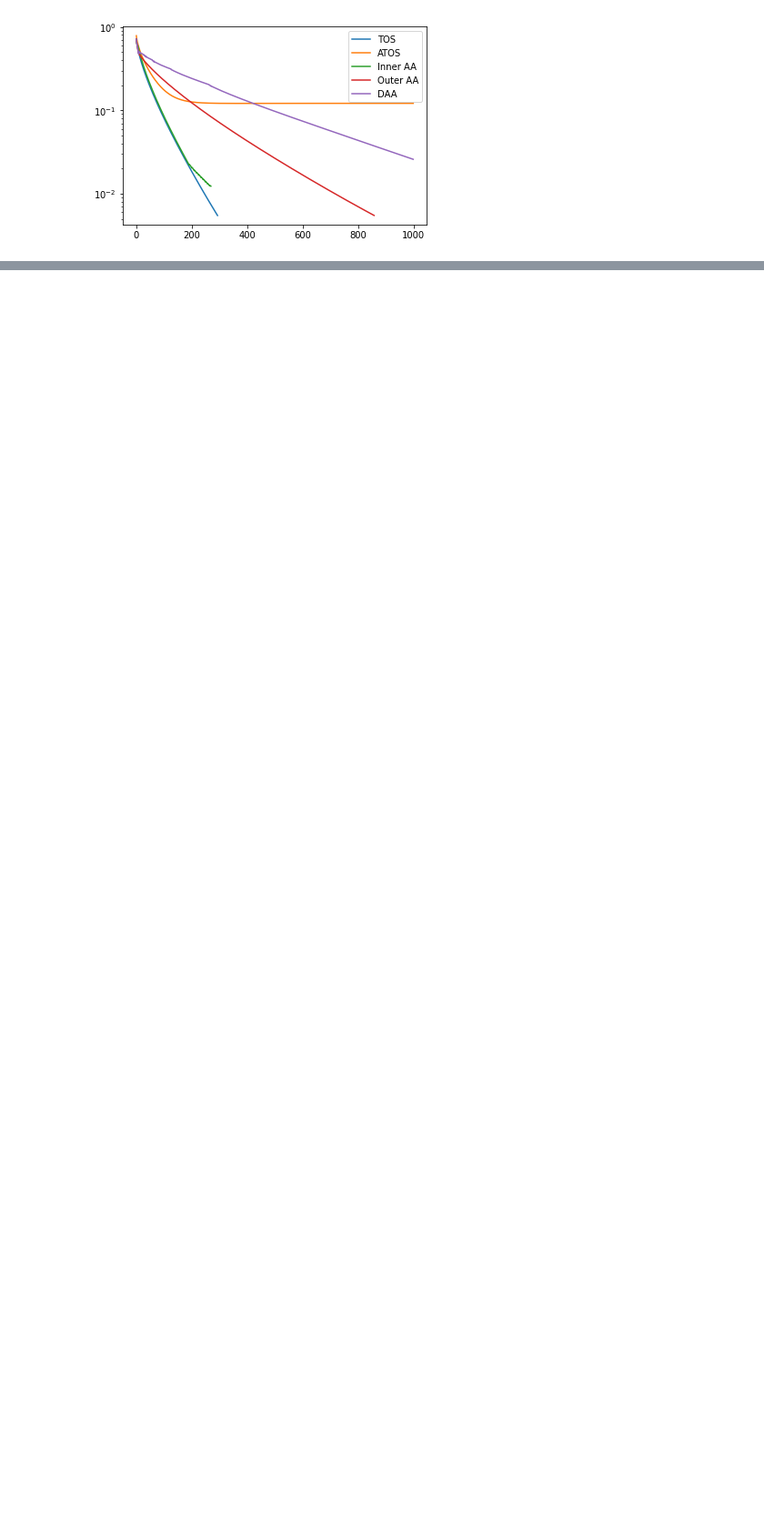
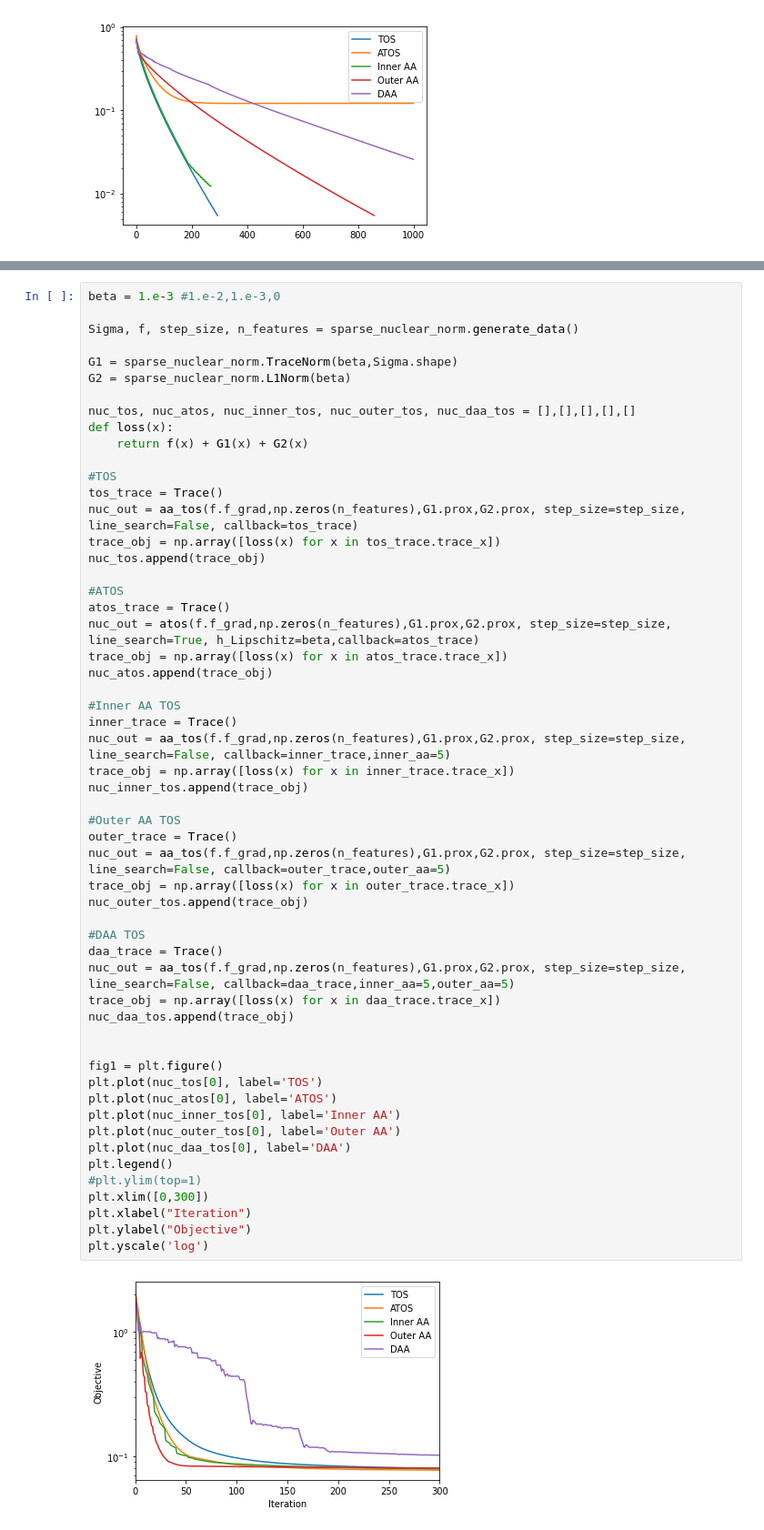
Before and after one commit to hansolsuh/aa_tos, a Jupyter notebook: AATOS.ipynb, the cells around one changed output, grey strips where cells are left out. Shown: that part at 91% size. Drawn from its saved outputs; the diff is of its cells as text; blank space fills up the shorter version.

Commit message:
added nuclear norm ex

```diff
--- a/AATOS.ipynb
+++ b/AATOS.ipynb
@@ -348,0 +354,57 @@ plt.yscale('log')
+# %%
+beta = 1.e-3 #1.e-2,1.e-3,0
+
+Sigma, f, step_size, n_features = sparse_nuclear_norm.generate_data()
+
+G1 = sparse_nuclear_norm.TraceNorm(beta,Sigma.shape)
+G2 = sparse_nuclear_norm.L1Norm(beta)
+
+nuc_tos, nuc_atos, nuc_inner_tos, nuc_outer_tos, nuc_daa_tos = [],[],[],[],[]
+def loss(x):
+    return f(x) + G1(x) + G2(x)
+
+#TOS
+tos_trace = Trace()
+nuc_out = aa_tos(f.f_grad,np.zeros(n_features),G1.prox,G2.prox, step_size=step_size, line_search=False, callback=tos_trace)
+trace_obj = np.array([loss(x) for x in tos_trace.trace_x])
+nuc_tos.append(trace_obj)
+
+#ATOS
+atos_trace = Trace()
+nuc_out = atos(f.f_grad,np.zeros(n_features),G1.prox,G2.prox, step_size=step_size, line_search=True, h_Lipschitz=beta,callback=atos_trace)
+trace_obj = np.array([loss(x) for x in atos_trace.trace_x])
+nuc_atos.append(trace_obj)
+
+#Inner AA TOS
+inner_trace = Trace()
+nuc_out = aa_tos(f.f_grad,np.zeros(n_features),G1.prox,G2.prox, step_size=step_size, line_search=False, callback=inner_trace,inner_aa=5)
+trace_obj = np.array([loss(x) for x in inner_trace.trace_x])
+nuc_inner_tos.append(trace_obj)
+
+#Outer AA TOS
+outer_trace = Trace()
+nuc_out = aa_tos(f.f_grad,np.zeros(n_features),G1.prox,G2.prox, step_size=step_size, line_search=False, callback=outer_trace,outer_aa=5)
+trace_obj = np.array([loss(x) for x in outer_trace.trace_x])
+nuc_outer_tos.append(trace_obj)
+
+#DAA TOS
+daa_trace = Trace()
+nuc_out = aa_tos(f.f_grad,np.zeros(n_features),G1.prox,G2.prox, step_size=step_size, line_search=False, callback=daa_trace,inner_aa=5,outer_aa=5)
+trace_obj = np.array([loss(x) for x in daa_trace.trace_x])
+nuc_daa_tos.append(trace_obj)
+
+
+fig1 = plt.figure()
+plt.plot(nuc_tos[0], label='TOS')
+plt.plot(nuc_atos[0], label='ATOS')
+plt.plot(nuc_inner_tos[0], label='Inner AA')
+plt.plot(nuc_outer_tos[0], label='Outer AA')
+plt.plot(nuc_daa_tos[0], label='DAA')
+plt.legend()
+#plt.ylim(top=1)
+plt.xlim([0,300])
+plt.xlabel("Iteration")
+plt.ylabel("Objective")
+plt.yscale('log')
+# %% [output]
+[figure, added]
```
Also changed, not shown: parts of 10 cells of this notebook.
